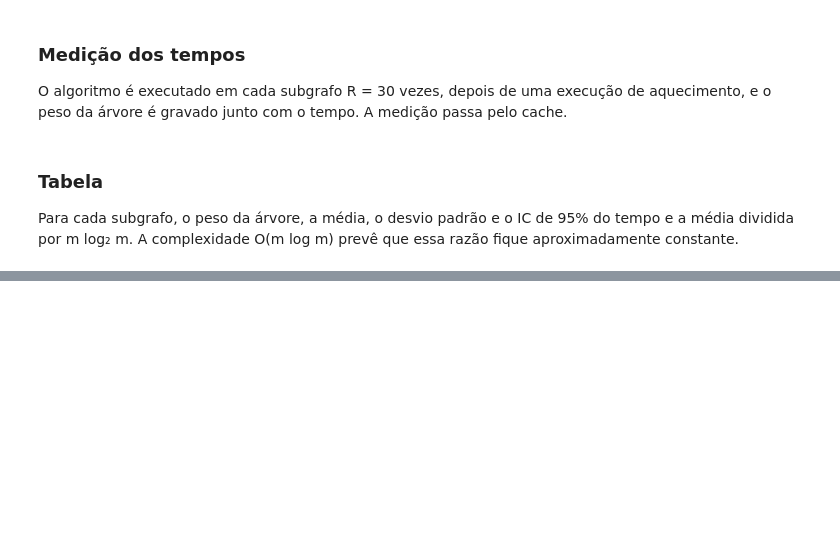
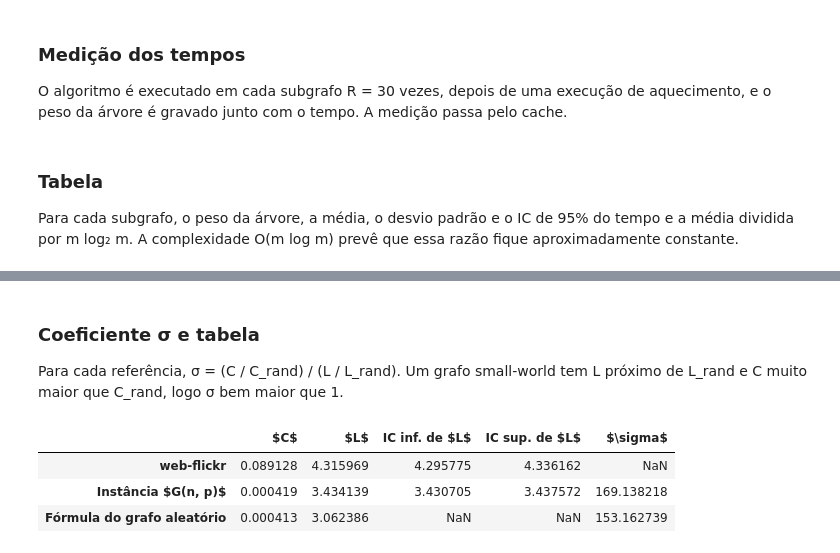
Before and after one commit to Augustocfq/snap-flickr-MATA53, a Jupyter notebook: main.ipynb, the cells around one changed output, grey strips where cells are left out. Saved outputs shown, nothing was run; the diff lists cells and outputs as text; code cells hidden in the pictures; blank space fills up the shorter version.

```diff
--- a/main.ipynb
+++ b/main.ipynb
@@ -1127,0 +1150,7 @@ times_table
+# %%
+edges = read_edge_list(DATA_PROCESSED / "flickr_simples.edgelist.gz")
+n = max(map(max, edges)) + 1
+k_mean = 2 * len(edges) / n
+clustering = cached("clusterizacao_media_propria", lambda: average_clustering(build_adjacency(n, edges)))
+
+assert abs(clustering - ig.Graph(n=n, edges=edges).transitivity_avglocal_undirected(mode="zero")) < 1e-6, "o coeficiente de clusterização próprio difere do calculado na Parte I"
@@ -1127,0 +1161,9 @@ times_table
+# %%
+largest_component_edges = read_edge_list(DATA_PROCESSED / "flickr_lcc.edgelist.gz")
+largest_component_n = max(map(max, largest_component_edges)) + 1
+rng = np.random.default_rng(SEED)
+sources = rng.choice(largest_component_n, size=SAMPLE_SIZE, replace=False).tolist()
+average_distances = cached(
+    f"distancias_medias_amostra{SAMPLE_SIZE}_lcc",
+    lambda: average_distances_from_sources(build_adjacency(largest_component_n, largest_component_edges), sources),
+)
@@ -1127,0 +1174,37 @@ times_table
+# %%
+def measure_random_graph() -> tuple[float, np.ndarray]:
+    random_graph = nx.fast_gnp_random_graph(n, k_mean / (n - 1), seed=SEED)
+    random_adjacency = build_adjacency(n, list(random_graph.edges()))
+    return average_clustering(random_adjacency), average_distances_from_sources(random_adjacency, random_sources)
+
+
+random_sources = rng.choice(n, size=SAMPLE_SIZE, replace=False).tolist()
+random_clustering, random_average_distances = cached(f"erdos_renyi_amostra{SAMPLE_SIZE}", measure_random_graph)
+# %% [markdown]
+### Coeficiente σ e tabela
+
+Para cada referência, σ = (C / C_rand) / (L / L_rand). Um grafo small-world tem L próximo de L_rand e C muito maior que C_rand, logo σ bem maior que 1.
+# %%
+L, random_L = average_distances.mean(), random_average_distances.mean()
+interval = stats.norm.interval(0.95, L, stats.sem(average_distances))
+random_interval = stats.norm.interval(0.95, random_L, stats.sem(random_average_distances))
+formula_C, formula_L = k_mean / n, np.log(n) / np.log(k_mean)
+small_world_table = pd.DataFrame(
+    {
+        "$C$": [clustering, random_clustering, formula_C],
+        "$L$": [L, random_L, formula_L],
+        "IC inf. de $L$": [interval[0], random_interval[0], np.nan],
+        "IC sup. de $L$": [interval[1], random_interval[1], np.nan],
+        "$\\sigma$": [np.nan, (clustering / random_clustering) / (L / random_L), (clustering / formula_C) / (L / formula_L)],
+    },
+    index=["web-flickr", "Instância $G(n, p)$", "Fórmula do grafo aleatório"],
+)
+small_world_table.style.format(decimal=",", precision=4, na_rep="--").format(
+    subset="$C$", decimal=",", precision=6
+).to_latex(TABLES_DIR / "small_world.tex", hrules=True)
+small_world_table
+# %% [output]
+|  | $C$ | $L$ | IC inf. de $L$ | IC sup. de $L$ | $\sigma$ |
+| web-flickr | 0.089128 | 4.315969 | 4.295775 | 4.336162 | NaN |
+| Instância $G(n, p)$ | 0.000419 | 3.434139 | 3.430705 | 3.437572 | 169.138218 |
+| Fórmula do grafo aleatório | 0.000413 | 3.062386 | NaN | NaN | 153.162739 |
```
Also changed, not shown: parts of 7 cells of this notebook, 6 other files.
